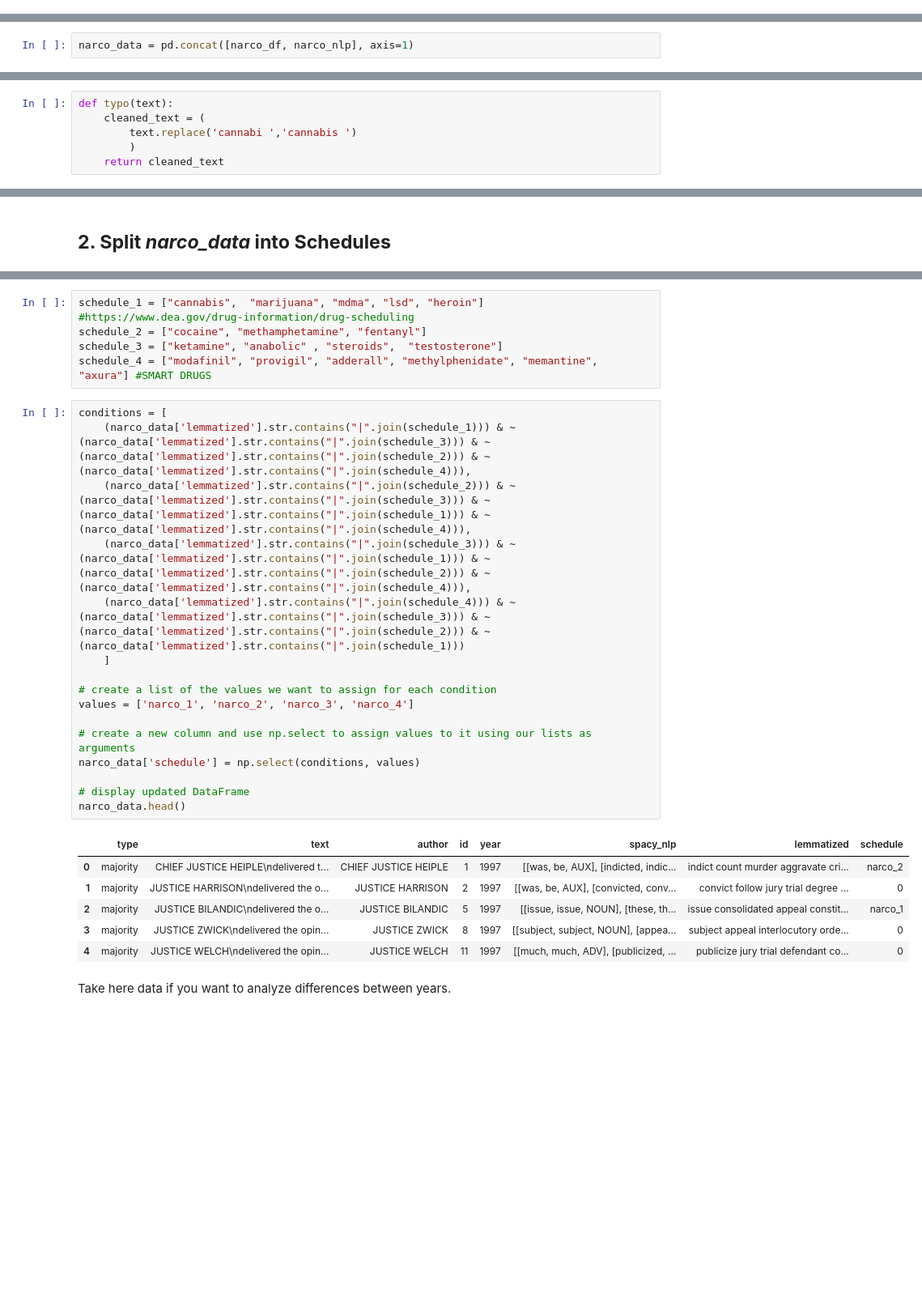
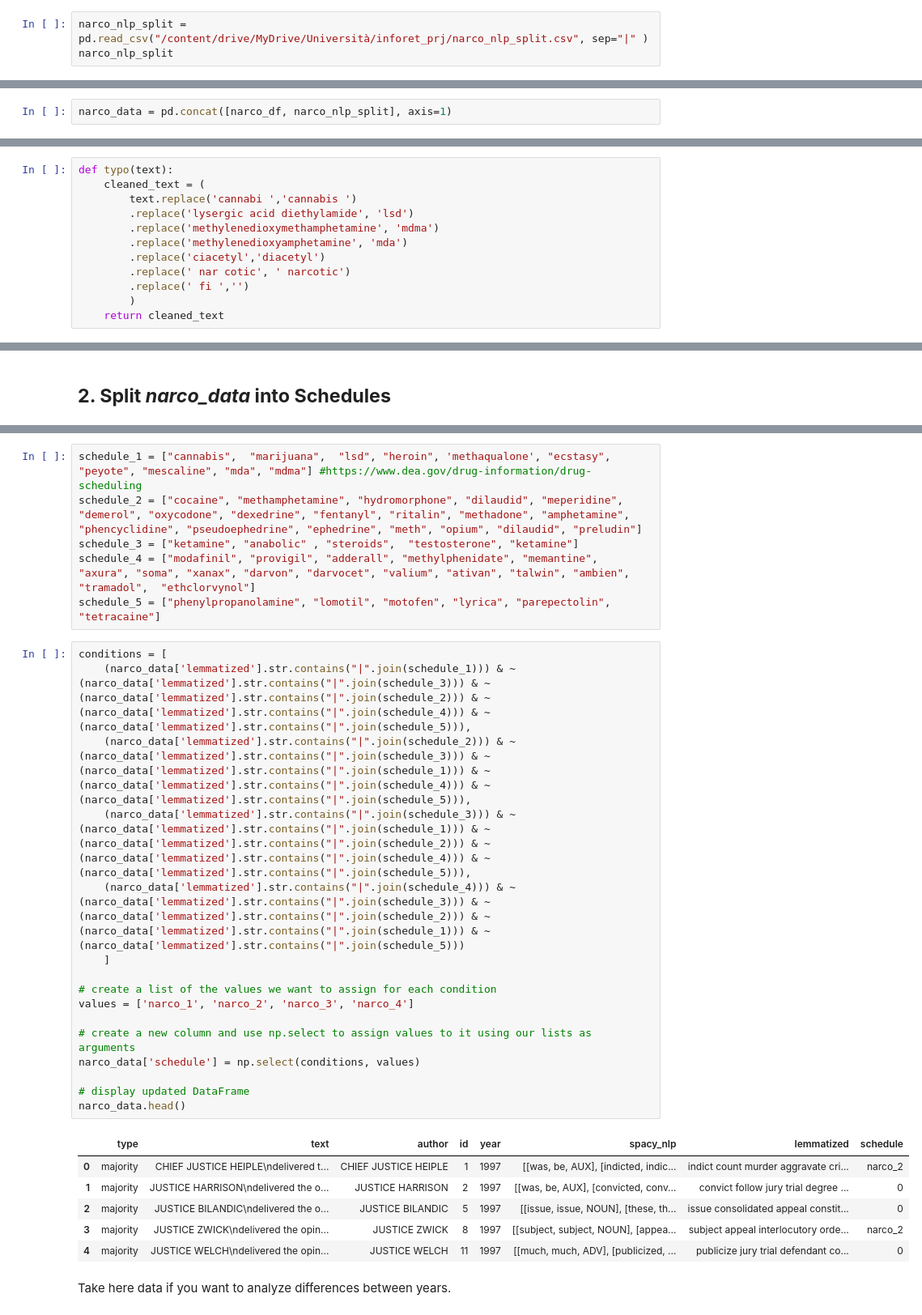
Before and after one commit to martinaviggiano/knowledge_extraction_project, a Jupyter notebook: 02_Steps.ipynb, the cells around one changed output, grey strips where cells are left out. Shown at 81% size. Cells and saved outputs as stored; diff of their text form; blank space fills up the shorter version.

```diff
--- a/02_Steps.ipynb
+++ b/02_Steps.ipynb
@@ -86,0 +135,3 @@ narco_nlp
+# %%
+narco_nlp_split = pd.read_csv("/content/drive/MyDrive/Università/inforet_prj/narco_nlp_split.csv", sep="|" )
+narco_nlp_split
@@ -117,2 +169,2 @@ narco_nlp.spacy_nlp = narco_nlp.spacy_nlp.progress_apply(lambda row: convert_nlp
 # %%
-narco_data = pd.concat([narco_df, narco_nlp], axis=1)
+narco_data = pd.concat([narco_df, narco_nlp_split], axis=1)
@@ -150,6 +220,12 @@ narco_data['lemmatized'] = narco_data.spacy_nlp.progress_apply(lambda row: " ".j
 def typo(text):
     cleaned_text = (
         text.replace('cannabi ','cannabis ')
+        .replace('lysergic acid diethylamide', 'lsd')
+        .replace('methylenedioxymethamphetamine', 'mdma')
+        .replace('methylenedioxyamphetamine', 'mda')
+        .replace('ciacetyl','diacetyl')
+        .replace(' nar cotic', ' narcotic')
+        .replace(' fi ','')
         )
     return cleaned_text
 # %%
@@ -170,30 +246,31 @@ with open("/content/drive/MyDrive/Università/inforet_prj/narco_data.pkl", "rb")
 # %%
-schedule_1 = ["cannabis",  "marijuana", "mdma", "lsd", "heroin"] #https://www.dea.gov/drug-information/drug-scheduling
-schedule_2 = ["cocaine", "methamphetamine", "fentanyl"]
-schedule_3 = ["ketamine", "anabolic" , "steroids",  "testosterone"]
-schedule_4 = ["modafinil", "provigil", "adderall", "methylphenidate", "memantine", "axura"] #SMART DRUGS
+schedule_1 = ["cannabis",  "marijuana",  "lsd", "heroin", 'methaqualone', "ecstasy", "peyote", "mescaline", "mda", "mdma"] #https://www.dea.gov/drug-information/drug-scheduling
+schedule_2 = ["cocaine", "methamphetamine", "hydromorphone", "dilaudid", "meperidine", "demerol", "oxycodone", "dexedrine", "fentanyl", "ritalin", "methadone", "amphetamine", "phencyclidine", "pseudoephedrine", "ephedrine", "meth", "opium", "dilaudid", "preludin"]
+schedule_3 = ["ketamine", "anabolic" , "steroids",  "testosterone", "ketamine"]
+schedule_4 = ["modafinil", "provigil", "adderall", "methylphenidate", "memantine", "axura", "soma", "xanax", "darvon", "darvocet", "valium", "ativan", "talwin", "ambien", "tramadol",  "ethclorvynol"]
+schedule_5 = ["phenylpropanolamine", "lomotil", "motofen", "lyrica", "parepectolin", "tetracaine"]
 # %%
 conditions = [
-    (narco_data['lemmatized'].str.contains("|".join(schedule_1))) & ~(narco_data['lemmatized'].str.contains("|".join(schedule_3))) & ~(narco_data['lemmatized'].str.contains("|".join(schedule_2))) & ~(narco_data['lemmatized'].str.contains("|".join(schedule_4))),
-    (narco_data['lemmatized'].str.contains("|".join(schedule_2))) & ~(narco_data['lemmatized'].str.contains("|".join(schedule_3))) & ~(narco_data['lemmatized'].str.contains("|".join(schedule_1))) & ~(narco_data['lemmatized'].str.contains("|".join(schedule_4))),
-    (narco_data['lemmatized'].str.contains("|".join(schedule_3))) & ~(narco_data['lemmatized'].str.contains("|".join(schedule_1))) & ~(narco_data['lemmatized'].str.contains("|".join(schedule_2))) & ~(narco_data['lemmatized'].str.contains("|".join(schedule_4))),
-    (narco_data['lemmatized'].str.contains("|".join(schedule_4))) & ~(narco_data['lemmatized'].str.contains("|".join(schedule_3))) & ~(narco_data['lemmatized'].str.contains("|".join(schedule_2))) & ~(narco_data['lemmatized'].str.contains("|".join(schedule_1)))
+    (narco_data['lemmatized'].str.contains("|".join(schedule_1))) & ~(narco_data['lemmatized'].str.contains("|".join(schedule_3))) & ~(narco_data['lemmatized'].str.contains("|".join(schedule_2))) & ~(narco_data['lemmatized'].str.contains("|".join(schedule_4))) & ~(narco_data['lemmatized'].str.contains("|".join(schedule_5))),
+    (narco_data['lemmatized'].str.contains("|".join(schedule_2))) & ~(narco_data['lemmatized'].str.contains("|".join(schedule_3))) & ~(narco_data['lemmatized'].str.contains("|".join(schedule_1))) & ~(narco_data['lemmatized'].str.contains("|".join(schedule_4))) & ~(narco_data['lemmatized'].str.contains("|".join(schedule_5))),
+    (narco_data['lemmatized'].str.contains("|".join(schedule_3))) & ~(narco_data['lemmatized'].str.contains("|".join(schedule_1))) & ~(narco_data['lemmatized'].str.contains("|".join(schedule_2))) & ~(narco_data['lemmatized'].str.contains("|".join(schedule_4))) & ~(narco_data['lemmatized'].str.contains("|".join(schedule_5))),
+    (narco_data['lemmatized'].str.contains("|".join(schedule_4))) & ~(narco_data['lemmatized'].str.contains("|".join(schedule_3))) & ~(narco_data['lemmatized'].str.contains("|".join(schedule_2))) & ~(narco_data['lemmatized'].str.contains("|".join(schedule_1))) & ~(narco_data['lemmatized'].str.contains("|".join(schedule_5)))
     ]
 
 # create a list of the values we want to assign for each condition
 values = ['narco_1', 'narco_2', 'narco_3', 'narco_4']
 
 # create a new column and use np.select to assign values to it using our lists as arguments
 narco_data['schedule'] = np.select(conditions, values)
 
 # display updated DataFrame
 narco_data.head()
 # %% [output]
 |  | type | text | author | id | year | spacy_nlp | lemmatized | schedule |
 | 0 | majority | CHIEF JUSTICE HEIPLE\ndelivered t... | CHIEF JUSTICE HEIPLE | 1 | 1997 | [[was, be, AUX], [indicted, indic... | indict count murder aggravate cri... | narco_2 |
 | 1 | majority | JUSTICE HARRISON\ndelivered the o... | JUSTICE HARRISON | 2 | 1997 | [[was, be, AUX], [convicted, conv... | convict follow jury trial degree ... | 0 |
-| 2 | majority | JUSTICE BILANDIC\ndelivered the o... | JUSTICE BILANDIC | 5 | 1997 | [[issue, issue, NOUN], [these, th... | issue consolidated appeal constit... | narco_1 |
-| 3 | majority | JUSTICE ZWICK\ndelivered the opin... | JUSTICE ZWICK | 8 | 1997 | [[subject, subject, NOUN], [appea... | subject appeal interlocutory orde... | 0 |
+| 2 | majority | JUSTICE BILANDIC\ndelivered the o... | JUSTICE BILANDIC | 5 | 1997 | [[issue, issue, NOUN], [these, th... | issue consolidated appeal constit... | 0 |
+| 3 | majority | JUSTICE ZWICK\ndelivered the opin... | JUSTICE ZWICK | 8 | 1997 | [[subject, subject, NOUN], [appea... | subject appeal interlocutory orde... | narco_2 |
 | 4 | majority | JUSTICE WELCH\ndelivered the opin... | JUSTICE WELCH | 11 | 1997 | [[much, much, ADV], [publicized, ... | publicize jury trial defendant co... | 0 |
 # %% [markdown]
 Take here data if you want to analyze differences between years.
```
Also changed, not shown: parts of 55 cells of this notebook, 2 other files.
